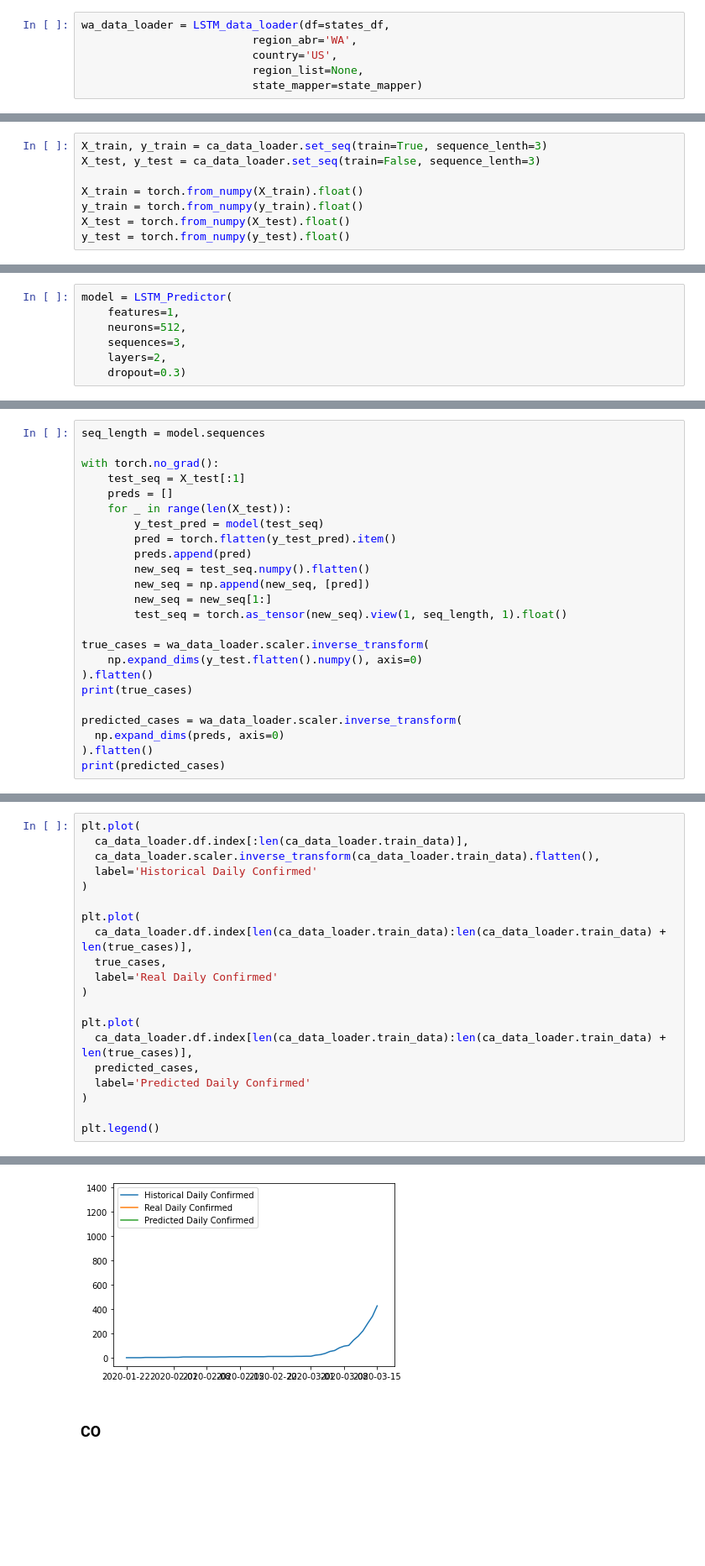
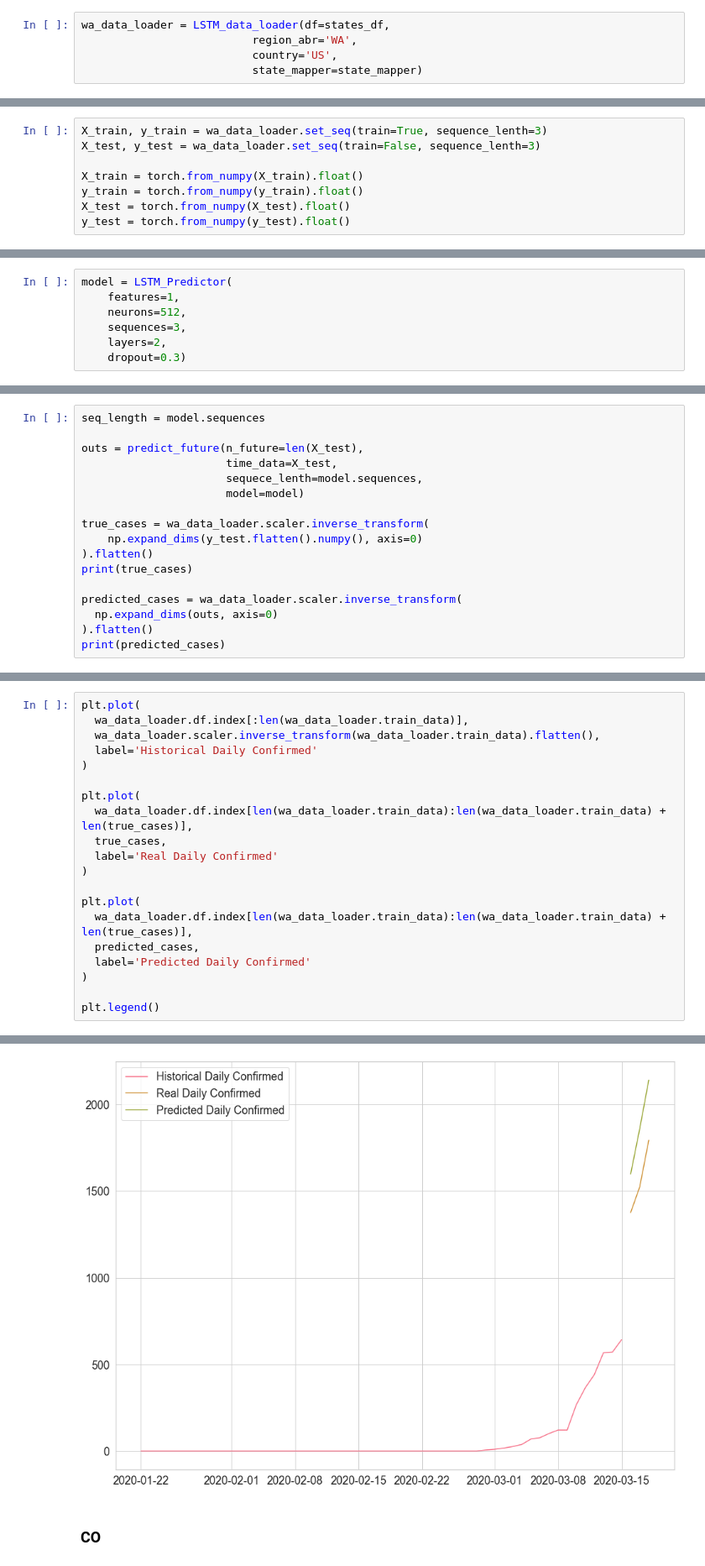
Before and after one commit to dkeogh1/time-series-covid, a Jupyter notebook: clean_lstm.ipynb, the cells around one changed output, grey strips where cells are left out. Shown at 84% size. Drawn from its saved outputs; the diff is of its cells as text; blank space fills up the shorter version.

```diff
--- a/clean_lstm.ipynb
+++ b/clean_lstm.ipynb
@@ -540,7 +524,6 @@ First, lets pick a state that has a considerable outbreak, California.
 wa_data_loader = LSTM_data_loader(df=states_df,
                           region_abr='WA',
                           country='US',
-                          region_list=None,
                           state_mapper=state_mapper)
 # %%
 wa_data_loader.subset_df()
@@ -586,6 +563,6 @@ array([[1.00705467],
 # %%
-X_train, y_train = ca_data_loader.set_seq(train=True, sequence_lenth=3)
-X_test, y_test = ca_data_loader.set_seq(train=False, sequence_lenth=3)
+X_train, y_train = wa_data_loader.set_seq(train=True, sequence_lenth=3)
+X_test, y_test = wa_data_loader.set_seq(train=False, sequence_lenth=3)
 
 X_train = torch.from_numpy(X_train).float()
 y_train = torch.from_numpy(y_train).float()
@@ -627,17 +596,10 @@ tensor([[[1.0759],
 # %%
 seq_length = model.sequences
 
-with torch.no_grad():
-    test_seq = X_test[:1]
-    preds = []
-    for _ in range(len(X_test)):
-        y_test_pred = model(test_seq)
-        pred = torch.flatten(y_test_pred).item()
-        preds.append(pred)
-        new_seq = test_seq.numpy().flatten()
-        new_seq = np.append(new_seq, [pred])
-        new_seq = new_seq[1:]
-        test_seq = torch.as_tensor(new_seq).view(1, seq_length, 1).float()
+outs = predict_future(n_future=len(X_test),
+                      time_data=X_test,
+                      sequece_lenth=model.sequences,
+                      model=model)
 
 true_cases = wa_data_loader.scaler.inverse_transform(
     np.expand_dims(y_test.flatten().numpy(), axis=0)
@@ -645,7 +607,7 @@ true_cases = wa_data_loader.scaler.inverse_transform(
 print(true_cases)
 
 predicted_cases = wa_data_loader.scaler.inverse_transform(
-  np.expand_dims(preds, axis=0)
+  np.expand_dims(outs, axis=0)
 ).flatten()
 print(predicted_cases)
 # %% [output]
@@ -654,26 +616,26 @@ print(predicted_cases)
 # %%
 plt.plot(
-  ca_data_loader.df.index[:len(ca_data_loader.train_data)],
-  ca_data_loader.scaler.inverse_transform(ca_data_loader.train_data).flatten(),
+  wa_data_loader.df.index[:len(wa_data_loader.train_data)],
+  wa_data_loader.scaler.inverse_transform(wa_data_loader.train_data).flatten(),
   label='Historical Daily Confirmed'
 )
 
 plt.plot(
-  ca_data_loader.df.index[len(ca_data_loader.train_data):len(ca_data_loader.train_data) + len(true_cases)],
+  wa_data_loader.df.index[len(wa_data_loader.train_data):len(wa_data_loader.train_data) + len(true_cases)],
   true_cases,
   label='Real Daily Confirmed'
 )
 
 plt.plot(
-  ca_data_loader.df.index[len(ca_data_loader.train_data):len(ca_data_loader.train_data) + len(true_cases)],
+  wa_data_loader.df.index[len(wa_data_loader.train_data):len(wa_data_loader.train_data) + len(true_cases)],
   predicted_cases,
   label='Predicted Daily Confirmed'
 )
 
 plt.legend()
 # %% [output]
 <matplotlib.legend.Legend at 0x...>
-[figure, old version]
+[figure, new version]
 # %% [markdown]
 ### CO
 # %% [markdown]
```
Also changed, not shown: parts of 60 cells of this notebook, 1 other file.
